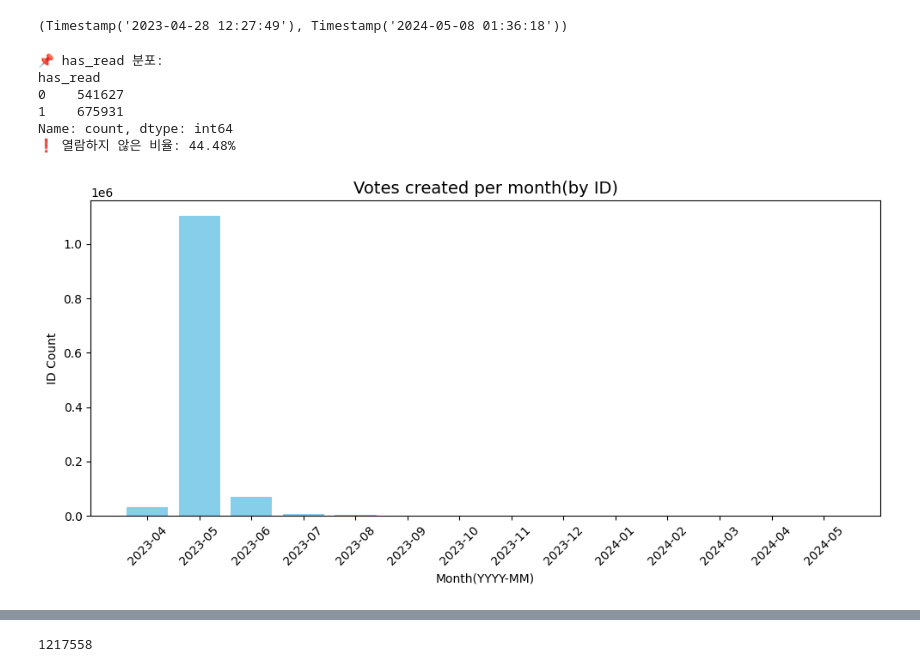
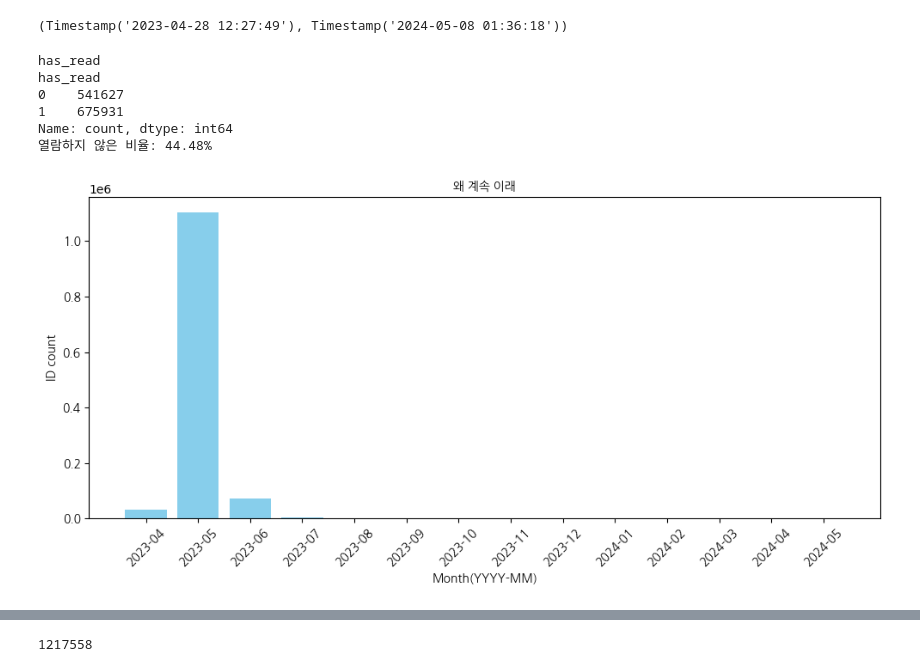
Before and after one commit to seung127/codeit_project, a Jupyter notebook: codeit-project-docker/notebooks/gsc_connect_check.ipynb, the cells around one changed output, grey strips where cells are left out. Drawn from its saved outputs; the diff is of its cells as text; code cells hidden in the pictures.

```diff
--- a/codeit-project-docker/notebooks/gsc_connect_check.ipynb
+++ b/codeit-project-docker/notebooks/gsc_connect_check.ipynb
@@ -596,16 +817,6 @@ print(accounts_pointhistory.user_id.max())
 # %% [markdown]
 ### 투표 기록 테이블
 # %%
-# accounts_userquestionrecord
-accounts_userquestionrecord = "gs://codeit-project/votes/accounts_userquestionrecord.parquet" # 차단 기록 테이블
-
-# GCP 키 경로
-key_path = "config/key.json"
-
-# 데이터 불러오기
-accounts_userquestionrecord = pd.read_parquet(accounts_userquestionrecord, storage_options={"token": key_path})
-
-# 확인
 accounts_userquestionrecord.head()
 # %% [output]
 |  | id | status | created_at | chosen_user_id | question_id | user_id | question_piece_id | has_read | ... |
@@ -671,37 +895,43 @@ has_read_counts = accounts_userquestionrecord['has_read'].value_counts().sort_in
 # 열람하지 않은 투표 비율
 not_read_ratio = has_read_counts.get(0, 0) / len(accounts_userquestionrecord)
 
-print("📌 has_read 분포:")
+print("has_read")
 print(has_read_counts)
-print(f"❗ 열람하지 않은 비율: {not_read_ratio:.2%}")
+print(f"열람하지 않은 비율: {not_read_ratio:.2%}")
 # %% [output]
-📌 has_read 분포:
+has_read
 has_read
 0    541627
 1    675931
 Name: count, dtype: int64
-❗ 열람하지 않은 비율: 44.48%
+열람하지 않은 비율: 44.48%
 # %%
-import pandas as pd
-import matplotlib.pyplot as plt
 
-# 2. 월 단위로 그룹화 (YYYY-MM 형식으로 변환)
+# 월 단위로 그룹화 (YYYY-MM 형식으로 변환)
 accounts_userquestionrecord['month'] = accounts_userquestionrecord['created_at'].dt.to_period('M').astype(str)
 
-# 3. 월별 ID 개수 집계
+# 월별 ID 개수 집계
 monthly_counts = accounts_userquestionrecord.groupby('month')['id'].count().reset_index()
 
-# 4. 시각화
+# 시각화
+font_path = '/usr/share/fonts/truetype/nanum/NanumGothic.ttf'
+font_prop = fm.FontProperties(fname=font_path)
+
+
 plt.figure(figsize=(10, 5))
 plt.bar(monthly_counts['month'], monthly_counts['id'], color='skyblue')
-plt.xticks(rotation=45)
-plt.title('Votes created per month(by ID)', fontsize=14)
-plt.xlabel('Month(YYYY-MM)')
-plt.ylabel('ID Count')
+
+# ✅ 모든 텍스트 요소에 font_prop 직접 지정
+plt.xticks(rotation=45, fontproperties=font_prop)
+plt.yticks(fontproperties=font_prop)
+plt.title('왜 계속 이래', fontsize=14, fontproperties=font_prop)
+plt.xlabel('Month(YYYY-MM)', fontproperties=font_prop)
+plt.ylabel('ID count', fontproperties=font_prop)
+
 plt.tight_layout()
 plt.show()
 # %% [output]
-[figure, old version]
+[figure, new version]
 # %%
 # 월별 ID 개수 테이블로 확인
 monthly_counts = accounts_userquestionrecord.groupby('month')['id'].count().reset_index()
```
Also changed, not shown: parts of 30 cells of this notebook.
